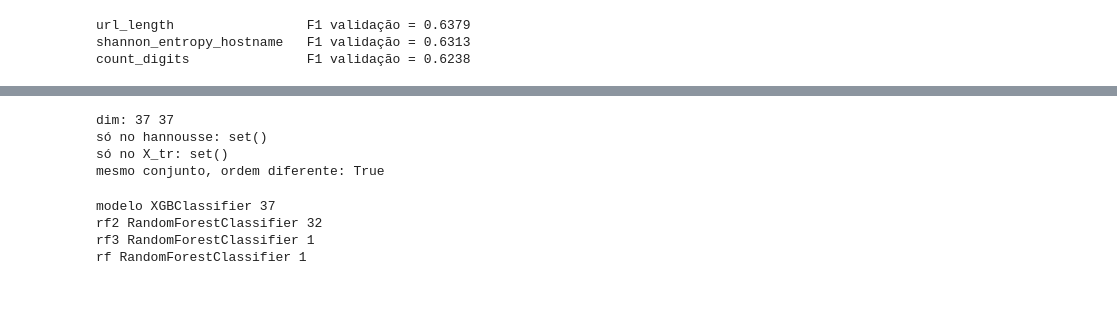
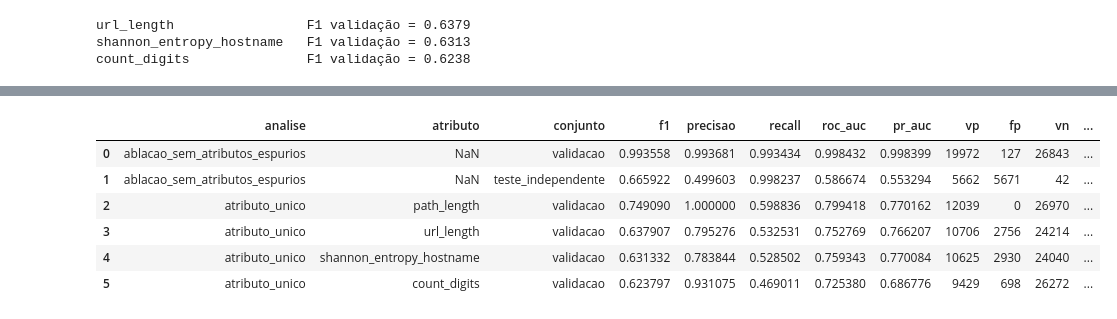
Before and after one commit to mduda-mac/tcc-phishing, a Jupyter notebook: notebooks/02_modelos.ipynb, the cells around one changed output, grey strips where cells are left out. Saved outputs shown, nothing was run; the diff lists cells and outputs as text; code cells hidden in the pictures.

```diff
--- a/notebooks/02_modelos.ipynb
+++ b/notebooks/02_modelos.ipynb
@@ -534,21 +532,36 @@ r_te  = avaliar_predicao(rf2, X_teste[cols], y_teste)
 
 print(f"validação  F1={r_val['f1']:.4f}  AUC={r_val['roc_auc']:.4f}")
 print(f"teste ind. F1={r_te['f1']:.4f}  AUC={r_te['roc_auc']:.4f}  VN={r_te['vn']}")
+
+registros_posthoc = [
+    {"analise": "ablacao_sem_atributos_espurios", "atributo": None, "conjunto": "validacao", **r_val},
+    {"analise": "ablacao_sem_atributos_espurios", "atributo": None, "conjunto": "teste_independente", **r_te},
+]
 # %% [output]
 validação  F1=0.9936  AUC=0.9984
 teste ind. F1=0.6659  AUC=0.5867  VN=42
 # %%
 rf3 = RandomForestClassifier(n_estimators=50, class_weight="balanced",
                              random_state=42, n_jobs=1).fit(X_tr[["path_length"]], y_tr)
-print("F1 validação com UM atributo:", round(avaliar_predicao(rf3, X_val[["path_length"]], y_val)["f1"], 4))
+r_path_length = avaliar_predicao(rf3, X_val[["path_length"]], y_val)
+print("F1 validação com UM atributo:", round(r_path_length["f1"], 4))
+
+registros_posthoc.append({
+    "analise": "atributo_unico", "atributo": "path_length", "conjunto": "validacao",
+    **r_path_length,
+})
 # %% [output]
 F1 validação com UM atributo: 0.7491
 # %%
 for atr in ["url_length", "shannon_entropy_hostname", "count_digits"]:
     rf = RandomForestClassifier(n_estimators=50, class_weight="balanced",
                                 random_state=42, n_jobs=1).fit(X_tr[[atr]], y_tr)
-    f1 = avaliar_predicao(rf, X_val[[atr]], y_val)["f1"]
-    print(f"{atr:26s} F1 validação = {f1:.4f}")
+    r = avaliar_predicao(rf, X_val[[atr]], y_val)
+    print(f"{atr:26s} F1 validação = {r['f1']:.4f}")
+    registros_posthoc.append({
+        "analise": "atributo_unico", "atributo": atr, "conjunto": "validacao",
+        **r,
+    })
 # %% [output]
 url_length                 F1 validação = 0.6379
 shannon_entropy_hostname   F1 validação = 0.6313
@@ -589,24 +569,12 @@ X_hannousse.head(3).T
-# %%
-c_h = list(X_hannousse.columns)
-c_t = list(X_tr.columns)
-
-print("dim:", len(c_h), len(c_t))
-print("só no hannousse:", set(c_h) - set(c_t))
-print("só no X_tr:", set(c_t) - set(c_h))
-print("mesmo conjunto, ordem diferente:", set(c_h) == set(c_t))
-# %% [output]
-dim: 37 37
-só no hannousse: set()
-só no X_tr: set()
-mesmo conjunto, ordem diferente: True
-# %%
-from sklearn.base import BaseEstimator
-
-for nome, obj in list(globals().items()):
-    if isinstance(obj, BaseEstimator) and not nome.startswith("_"):
-        print(nome, type(obj).__name__, getattr(obj, "n_features_in_", "não ajustado"))
-# %% [output]
-modelo XGBClassifier 37
-rf2 RandomForestClassifier 32
-rf3 RandomForestClassifier 1
-rf RandomForestClassifier 1
+# %%
+analises_posthoc = pd.DataFrame(registros_posthoc)
+analises_posthoc.to_csv(TABELAS / "analises_posthoc.csv", index=False)
+analises_posthoc
+# %% [output]
+|  | analise | atributo | conjunto | f1 | precisao | recall | roc_auc | pr_auc | vp | fp | vn | ... |
+| 0 | ablacao_sem_atributos_espurios | NaN | validacao | 0.993558 | 0.993681 | 0.993434 | 0.998432 | 0.998399 | 19972 | 127 | 26843 | ... |
+| 1 | ablacao_sem_atributos_espurios | NaN | teste_independente | 0.665922 | 0.499603 | 0.998237 | 0.586674 | 0.553294 | 5662 | 5671 | 42 | ... |
+| 2 | atributo_unico | path_length | validacao | 0.749090 | 1.000000 | 0.598836 | 0.799418 | 0.770162 | 12039 | 0 | 26970 | ... |
+| 3 | atributo_unico | url_length | validacao | 0.637907 | 0.795276 | 0.532531 | 0.752769 | 0.766207 | 10706 | 2756 | 24214 | ... |
+| 4 | atributo_unico | shannon_entropy_hostname | validacao | 0.631332 | 0.783844 | 0.528502 | 0.759343 | 0.770084 | 10625 | 2930 | 24040 | ... |
+| 5 | atributo_unico | count_digits | validacao | 0.623797 | 0.931075 | 0.469011 | 0.725380 | 0.686776 | 9429 | 698 | 26272 | ... |
```
Also changed, not shown: parts of 13 cells of this notebook, 18 other files.
